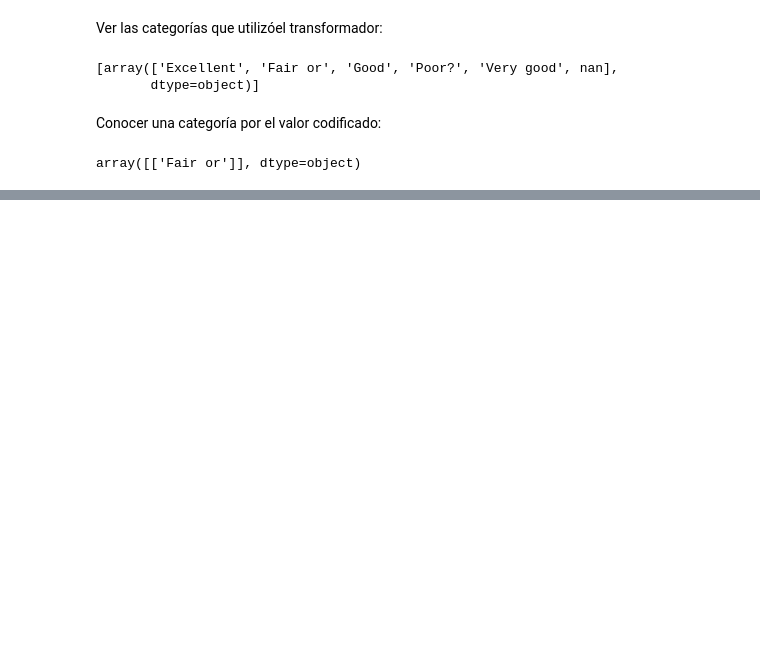
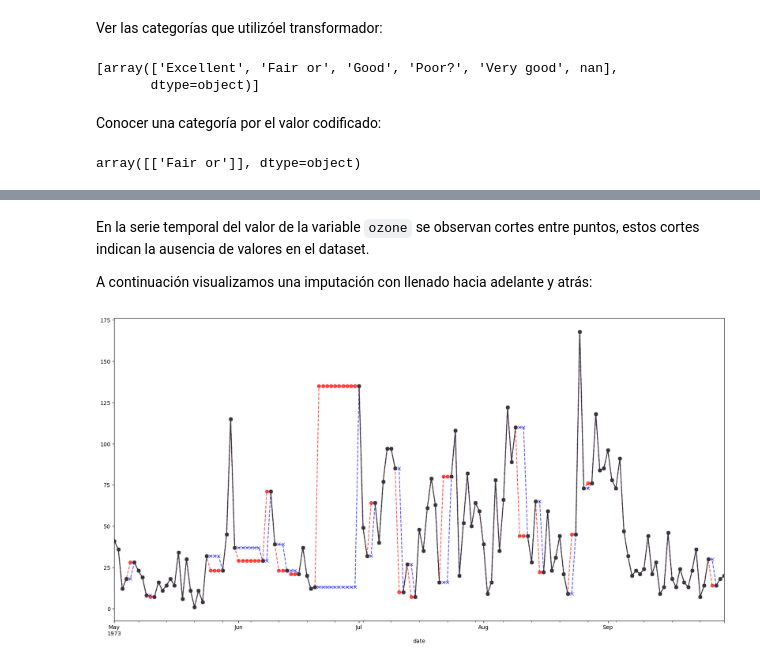
Before and after one commit to pahoalapizco/exploration_missing_values, a Jupyter notebook: notebooks/2.2-Imputation_missing_values-analysis.ipynb, the cells around one changed output, grey strips where cells are left out. Saved outputs shown, nothing was run; the diff lists cells and outputs as text; code cells hidden in the pictures; blank space fills up the shorter version.

```diff
--- a/notebooks/2.2-Imputation_missing_values-analysis.ipynb
+++ b/notebooks/2.2-Imputation_missing_values-analysis.ipynb
@@ -248,0 +310,21 @@ array([['Fair or']], dtype=object)
+# %% [markdown]
+En la serie temporal del valor de la variable `ozone` se observan cortes entre puntos, estos cortes indican la ausencia de valores en el dataset.
+
+A continuación visualizamos una imputación con llenado hacia adelante y atrás:
+# %%
+plt.figure(figsize=(20,10))
+
+(
+  airquality_df
+  .select_columns("ozone")
+  .pipe(
+    lambda df: (
+      df["ozone"].ffill().plot(color="b", alpha=6/9, linestyle="dashed", marker="x"),
+      df["ozone"].bfill().plot(color="r", alpha=6/9, linestyle="dashed", marker="o"),
+      df["ozone"].plot(color="#313638", marker="o")
+    )
+  )
+)
+plt.show()
+# %% [output]
+[figure, added]
```
Also changed, not shown: parts of 14 cells of this notebook.
